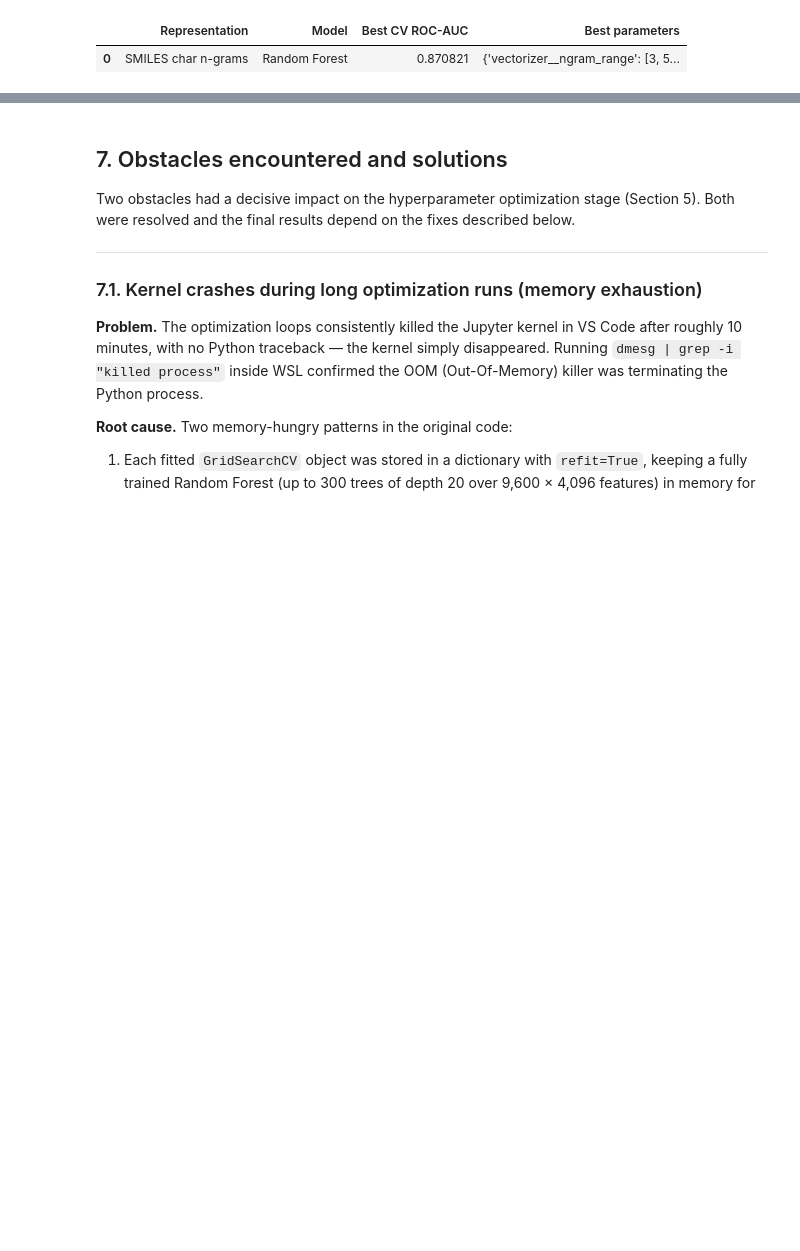
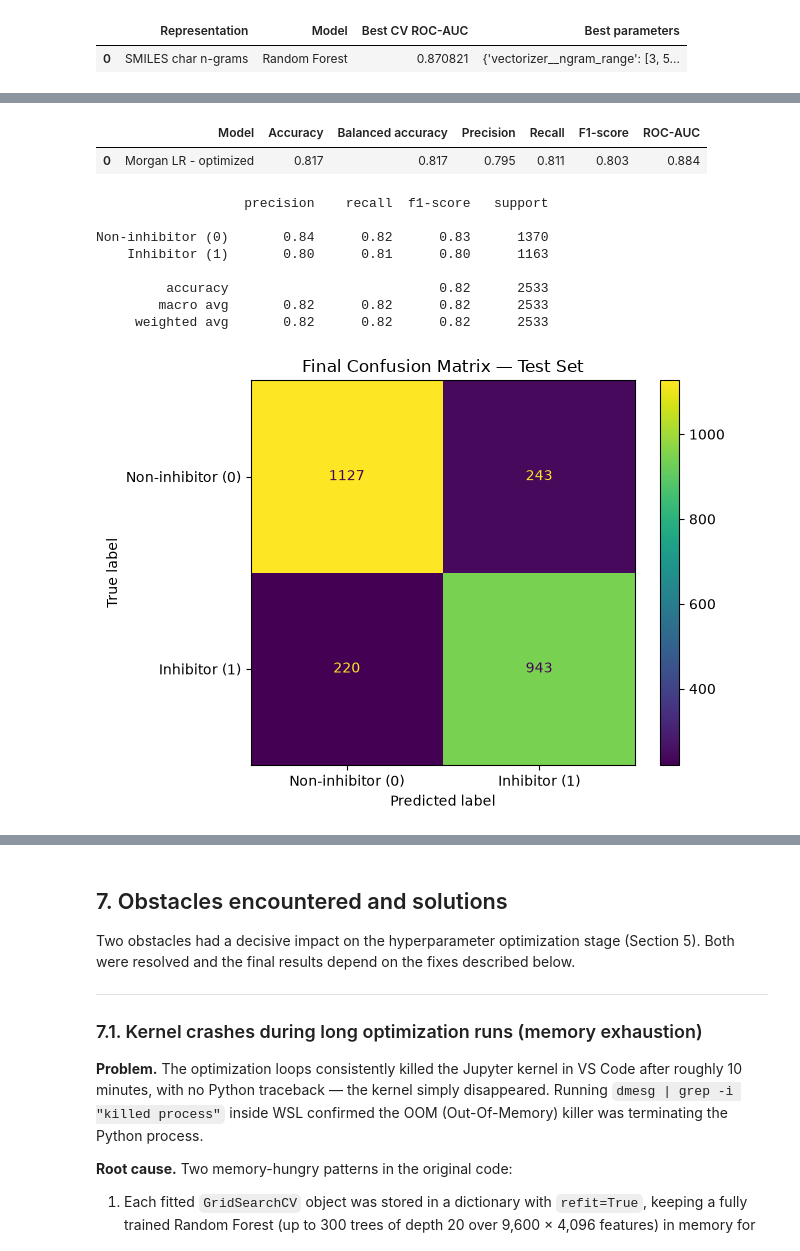
Before and after one commit to Gleisongarcia/Machine-learning-project, a Jupyter notebook: notebooks/cyp2c19_ml_analysis.ipynb, the cells around one changed output, grey strips where cells are left out. Saved outputs shown, nothing was run; the diff lists cells and outputs as text; code cells hidden in the pictures; blank space fills up the shorter version.

```diff
--- a/notebooks/cyp2c19_ml_analysis.ipynb
+++ b/notebooks/cyp2c19_ml_analysis.ipynb
@@ -1102,0 +1432,79 @@ all_results
+# %%
+from sklearn.metrics import classification_report
+selected_model_name = "Morgan LR - optimized"
+
+# Generate test fingerprints with the selected parameters.
+X_test_morgan_4096 = generate_morgan_fingerprints(
+    test_df["Drug"].tolist(),
+    radius=2,
+    n_bits=4096
+)
+
+y_test_array = np.asarray(test_df["Y"])
+
+# Refit the selected configuration on the training set.
+final_model = LogisticRegression(
+    C=0.1,
+    max_iter=2000,
+    random_state=42
+)
+
+final_model.fit(X_train_morgan_4096, y_train_array)
+
+# Evaluate once on the test set.
+y_test_pred = final_model.predict(X_test_morgan_4096)
+y_test_proba = final_model.predict_proba(
+    X_test_morgan_4096
+)[:, 1]
+
+test_results = pd.DataFrame([{
+    "Model": selected_model_name,
+    "Accuracy": accuracy_score(y_test_array, y_test_pred),
+    "Balanced accuracy": balanced_accuracy_score(
+        y_test_array, y_test_pred
+    ),
+    "Precision": precision_score(
+        y_test_array, y_test_pred, zero_division=0
+    ),
+    "Recall": recall_score(
+        y_test_array, y_test_pred, zero_division=0
+    ),
+    "F1-score": f1_score(
+        y_test_array, y_test_pred, zero_division=0
+    ),
+    "ROC-AUC": roc_auc_score(y_test_array, y_test_proba)
+}])
+
+display(test_results.round(3))
+
+print(classification_report(
+    y_test_array,
+    y_test_pred,
+    labels=[0, 1],
+    target_names=["Non-inhibitor (0)", "Inhibitor (1)"],
+    zero_division=0
+))
+
+ConfusionMatrixDisplay.from_predictions(
+    y_test_array,
+    y_test_pred,
+    labels=[0, 1],
+    display_labels=["Non-inhibitor (0)", "Inhibitor (1)"],
+    values_format="d"
+)
+
+plt.title("Final Confusion Matrix — Test Set")
+plt.tight_layout()
+plt.show()
+# %% [output]
+|  | Model | Accuracy | Balanced accuracy | Precision | Recall | F1-score | ROC-AUC |
+| 0 | Morgan LR - optimized | 0.817 | 0.817 | 0.795 | 0.811 | 0.803 | 0.884 |
+                   precision    recall  f1-score   support
+
+Non-inhibitor (0)       0.84      0.82      0.83      1370
+    Inhibitor (1)       0.80      0.81      0.80      1163
+
+         accuracy                           0.82      2533
+        macro avg       0.82      0.82      0.82      2533
+     weighted avg       0.82      0.82      0.82      2533
+[figure, added]
```
Also changed, not shown: parts of 20 cells of this notebook.
